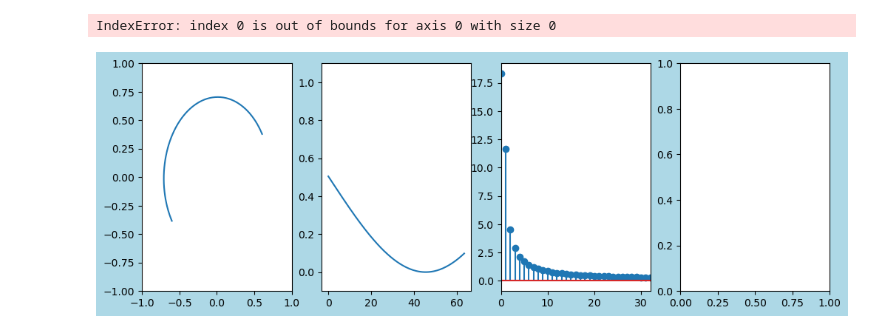
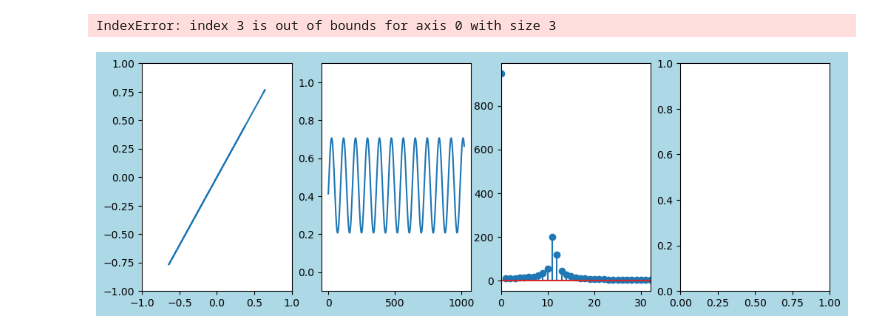
Before and after one commit to tacticstactics/Polarimeter_py, a Jupyter notebook: Polarimeter_main.ipynb, the cells around one changed output. Drawn from its saved outputs; the diff is of its cells as text; code cells hidden in the pictures.

```diff
--- a/Polarimeter_main.ipynb
+++ b/Polarimeter_main.ipynb
@@ -35,9 +35,8 @@ E3 = Polarimeter_def.faradayrotaor(theta1,E2)
 
 # Waveplate
 
-theta2 = 44.5
-phase2 = 89.5 # degree. QWP, 90
-
+theta2 = 45
+phase2 = 180 # degree. QWP, 90
 
 E4 = Polarimeter_def.waveplate(phase2,theta2,E3)
 
@@ -45,14 +44,14 @@ propagate2 = 180
 E5 = Polarimeter_def.propagate(propagate2,E4)
 
 # Faraday Rotation
-theta2 = 45
-E6 = Polarimeter_def.faradayrotaor(theta1,E5)
+theta2 = 40
+E6 = Polarimeter_def.faradayrotaor(theta2,E5)
 
 
 Eout = E6
 
 
-m = 64
+m = 112
 Eoutx_col = np.zeros(m)
 Eouty_col = np.zeros(m)
 
@@ -67,7 +66,7 @@ for ii in range(m):
     Eouty_col[ii] = np.real(Eout_propagate[1,0])
 
 
-n = 128
+n = 2048
 thetacol = np.zeros(n)
 PX_qwpcol = np.zeros(n)
 
@@ -78,7 +77,7 @@ phase_qwp = 90 # degree. QWP
 
 for jj in range(n):
 
-    theta_var = 0.5 * jj
+    theta_var = 0.5 * jj # Wavaplate that was integrated in polarimeter
 
     Eout_qwp = Polarimeter_def.waveplate(phase_qwp,theta_var,Eout)
 
@@ -111,32 +110,32 @@ ax3 = fig.add_subplot(1, 4, 3)
 ax4 = fig.add_subplot(1, 4, 4)
 
 ax1.plot(Eoutx_col, Eouty_col)
 ax1.set_xlim(-1,1)
 ax1.set_ylim(-1,1)
 
 ax2.plot(thetacol,PX_qwpcol, "-")
 ax2.set_ylim(-0.1,1.1)
 
 
 #ax3.stem(Shifted_f, np.abs(Shifted_X1)/N, use_line_collection=True)
 
 ax3.stem(arangen, np.abs(X1))
 
 #ax3.stem(freq, np.abs(X1), 'b', markerfmt=" ", basefmt="-b")
 ax3.set_xlim(0,32)
 
 #ax3.plot(Shifted_f, np.abs(Shifted_X1)/o)#, use_line_collection=True)
 
 # Assume this light hits rotating qwp and fixed polarizer.
 
 index, peaks = findpeaks(arangen, X1, 4, 2)
 
 ax4.plot(arangen, np.abs(X1),label='sample', lw=1)
 ax4.scatter(index, peaks, label='peaks', color='red')
 ax4.legend()
 ax4.set_xlim(0,32)
 
 plt.show()
 # %% [output]
-IndexError: index 0 is out of bounds for axis 0 with size 0
+IndexError: index 3 is out of bounds for axis 0 with size 3
-[figure, old version]
+[figure, new version]
```
Also changed, not shown: 16 other files.
